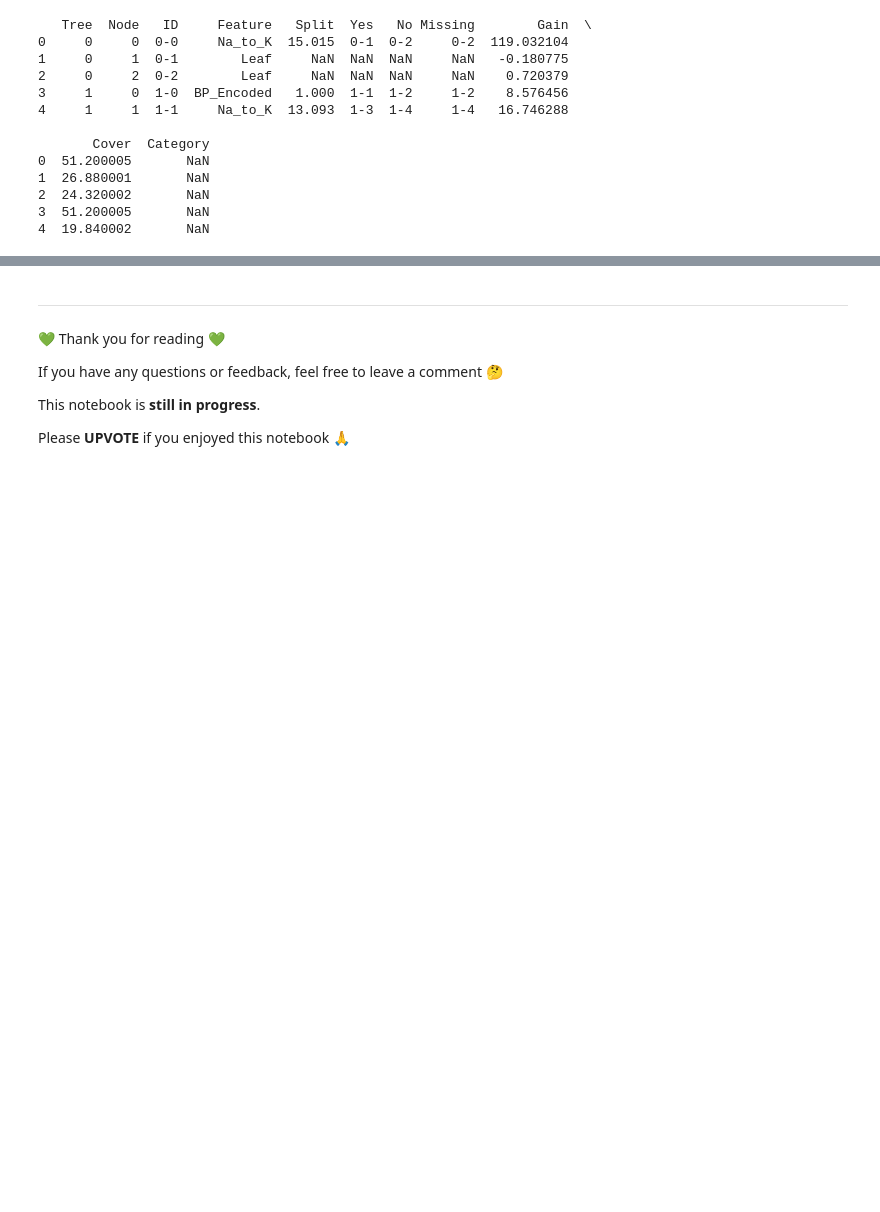
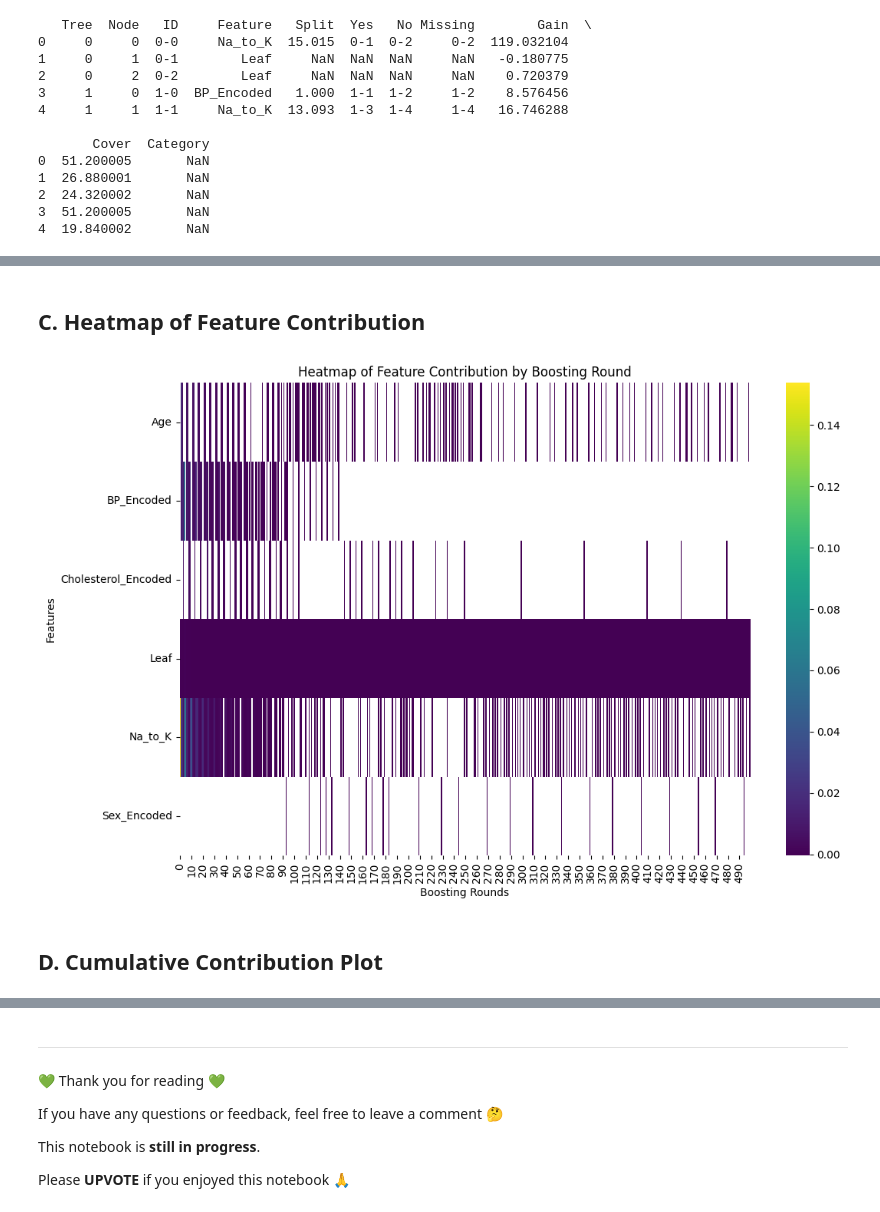
Before and after one commit to PeeteKeesel/kaggle-verse, a Jupyter notebook: understanding-trees-in-depth.ipynb, the cells around one changed output, grey strips where cells are left out. Drawn from its saved outputs; the diff is of its cells as text; code cells hidden in the pictures; blank space fills up the shorter version.

Commit message:
Kaggle Notebook | 🤔Understanding Trees 🌳 In Depth💡 | Version 5

```diff
--- a/understanding-trees-in-depth.ipynb
+++ b/understanding-trees-in-depth.ipynb
@@ -883,0 +625,21 @@ plotter.plot_new_unique_splits_by_feature()
+# %%
+class PlotterBase:
+    def __init__(self, plotting_data):
+        self.plot_data = plotting_data
+
+    def _customize_plot(self, fig):
+        fig.update_layout(plot_bgcolor='#FFFFFF')
+
+    def _add_deselect_all_button(self, fig):
+        fig.update_layout(dict(updatemenus=[
+            dict(type="buttons", buttons=[
+                dict(args=["visible", "legendonly"], label="Deselect All", method="restyle"),
+                dict(args=["visible", True], label="Select All", method="restyle")
+            ])
+        ]))
+
+    # Common utility functions can go here
+
+# Instantiate the base class
+plotter = PlotterBase(plotting_data=tree_complexity_dict)
+# plotter = PlotterBase(plotting_data)
@@ -883,0 +699,24 @@ plotter.plot_new_unique_splits_by_feature()
+# %% [markdown]
+## C. Heatmap of Feature Contribution
+# %%
+def plot_feature_gain_heatmap(self):
+    # Pivot the data to get boosting rounds as columns and features as rows
+    heatmap_data = self.plot_data['feature_gain_by_tree_index'].pivot_table(
+        index="split_feature", columns="tree_index", values="frac_of_total_split_gain"
+    )
+
+    # Plot heatmap
+    plt.figure(figsize=(12, 8))
+    sns.heatmap(heatmap_data, cmap="viridis", annot=False, cbar=True)
+    plt.title("Heatmap of Feature Contribution by Boosting Round")
+    plt.xlabel("Boosting Rounds")
+    plt.ylabel("Features")
+    plt.show()
+
+setattr(PlotterBase, 'plot_feature_gain_heatmap', plot_feature_gain_heatmap)
+
+plotter.plot_feature_gain_heatmap()
+# %% [output]
+[figure, added]
+# %% [markdown]
+## D. Cumulative Contribution Plot
```
Also changed, not shown: parts of 39 cells of this notebook.
